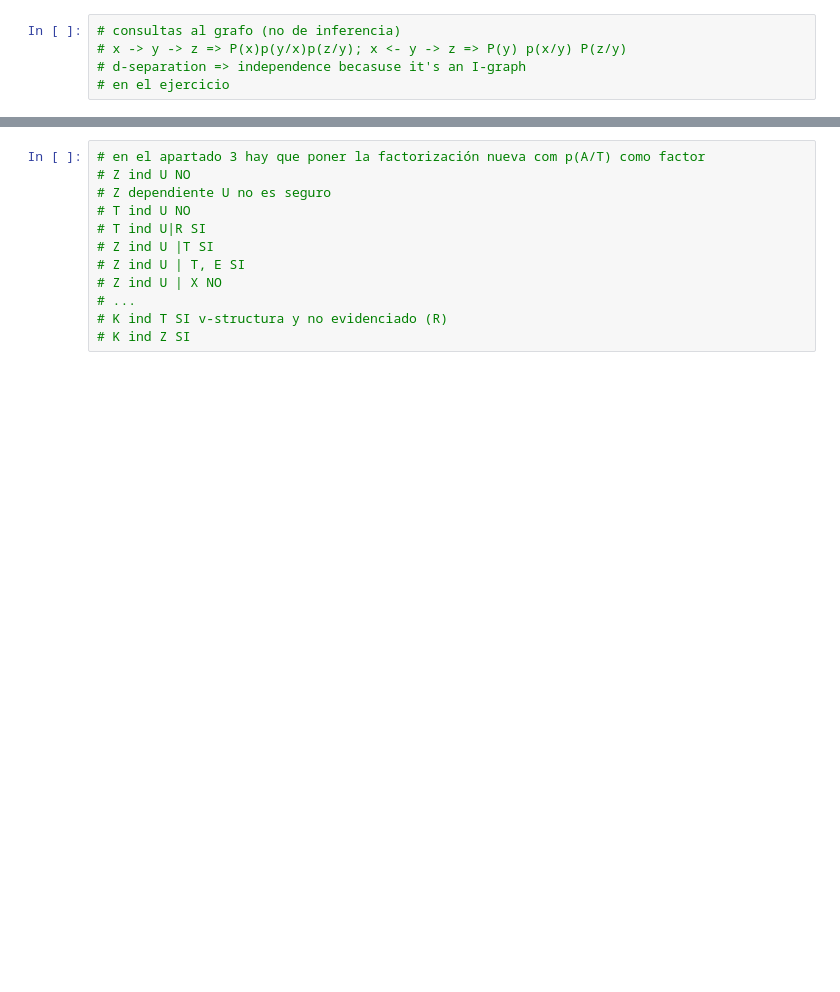
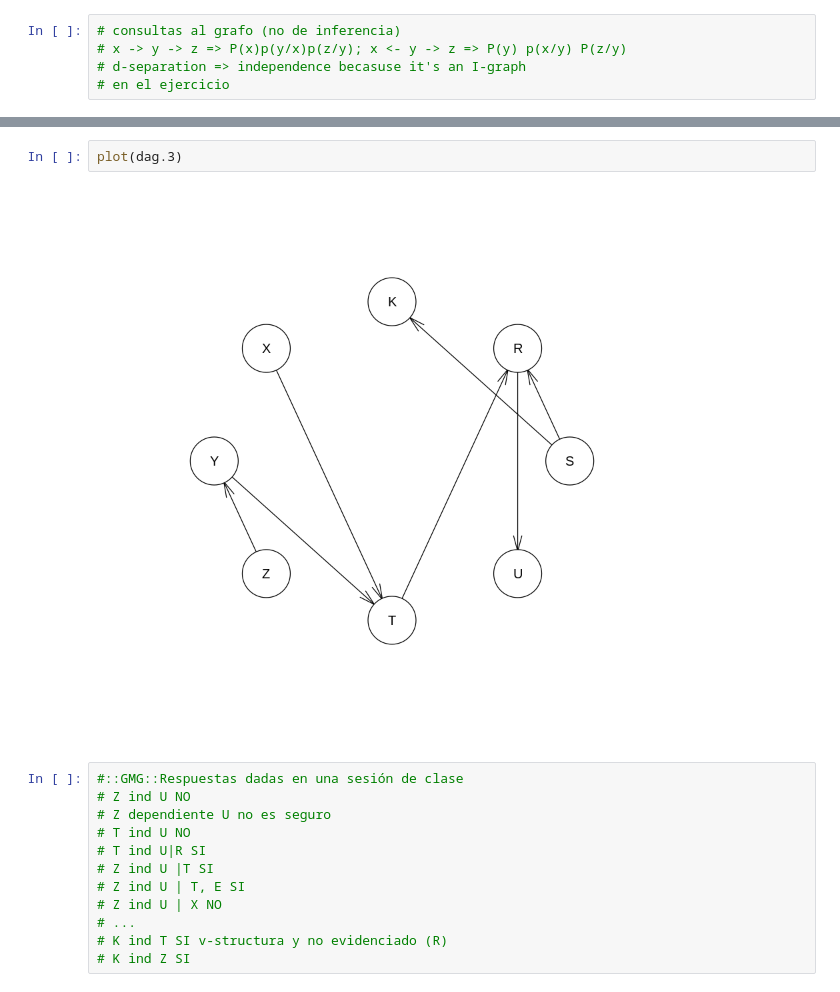
Before and after one commit to yerartdev/m1970-machine-learning-ii, a Jupyter notebook: lab/bn/L01_intro_bnlearn.ipynb, the cells around one changed output, grey strips where cells are left out. Cells and saved outputs as stored; diff of their text form; blank space fills up the shorter version.

```diff
--- a/lab/bn/L01_intro_bnlearn.ipynb
+++ b/lab/bn/L01_intro_bnlearn.ipynb
@@ -631,5 +958,9 @@ dsep(bn = dag, x = 'A' , y = 'O', z = c('E', 'T'))
+# %%
+plot(dag.3)
+# %% [output]
+[figure, added]
 # %%
-# en el apartado 3 hay que poner la factorización nueva com p(A/T) como factor
+#::GMG::Respuestas dadas en una sesión de clase
 # Z ind U NO
 # Z dependiente U no es seguro
 # T ind U NO
```
Also changed, not shown: parts of 86 cells of this notebook, 5 other files.
